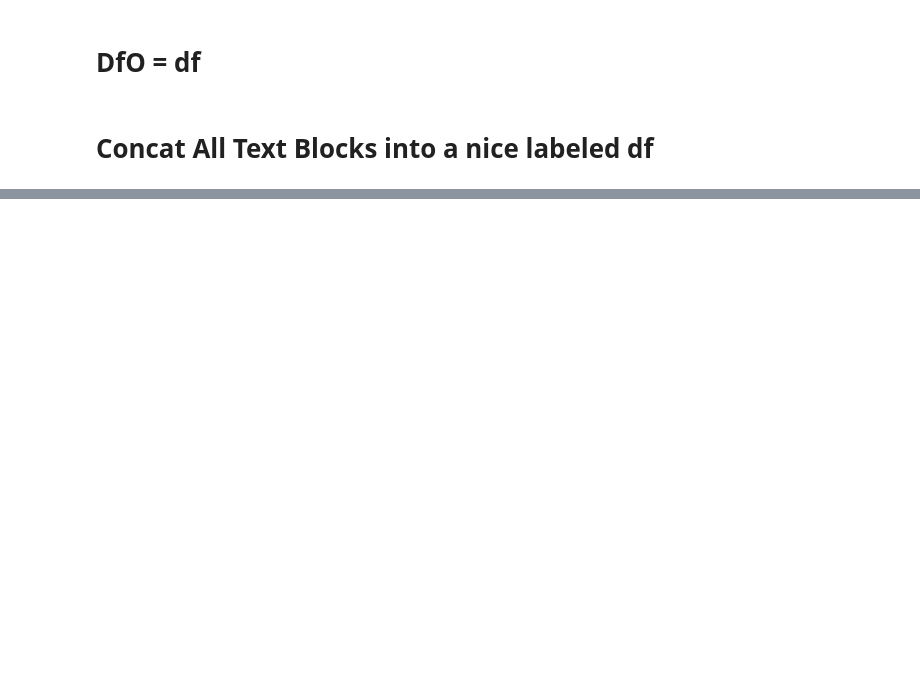
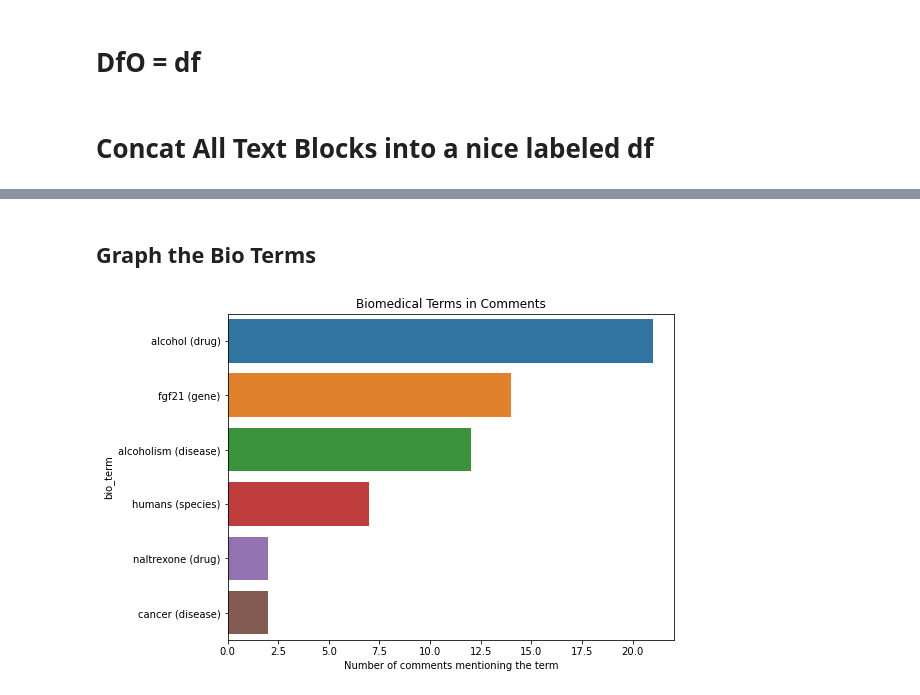
Before and after one commit to daveramseymusic/biobert-bern, a Jupyter notebook: nbs/01_found_my_fitness_bioBert_BERN.ipynb, the cells around one changed output, grey strips where cells are left out. Cells and saved outputs as stored; diff of their text form; code cells hidden in the pictures; blank space fills up the shorter version.

```diff
--- a/nbs/01_found_my_fitness_bioBert_BERN.ipynb
+++ b/nbs/01_found_my_fitness_bioBert_BERN.ipynb
@@ -234,8 +227 @@ def plot_bio_terms(x,y):
     plt.show()
-# %%
-def group_bio_words(df,word_col, mention_min=2):
-    dfwords = df
-    dfwords = df.groupby([word_col,'obj']).id.count().reset_index().sort_values('id',ascending=False)
-    dfwords = dfwords.loc[dfwords.id >=mention_min]
-    dfwords.reset_index(drop=True,inplace=True)
-    return dfwords
@@ -278,0 +292,8 @@ dfwords
+# %% [markdown]
+## Graph the Bio Terms
+# %%
+#create a grouping of words mentioned
+dfwords = group_bio_words(df, 'bio_term',mention_min=2)
+plot_bio_terms(x=dfwords.id , y=dfwords.bio_term)
+# %% [output]
+[figure, added]
```
Also changed, not shown: parts of 31 cells of this notebook.
